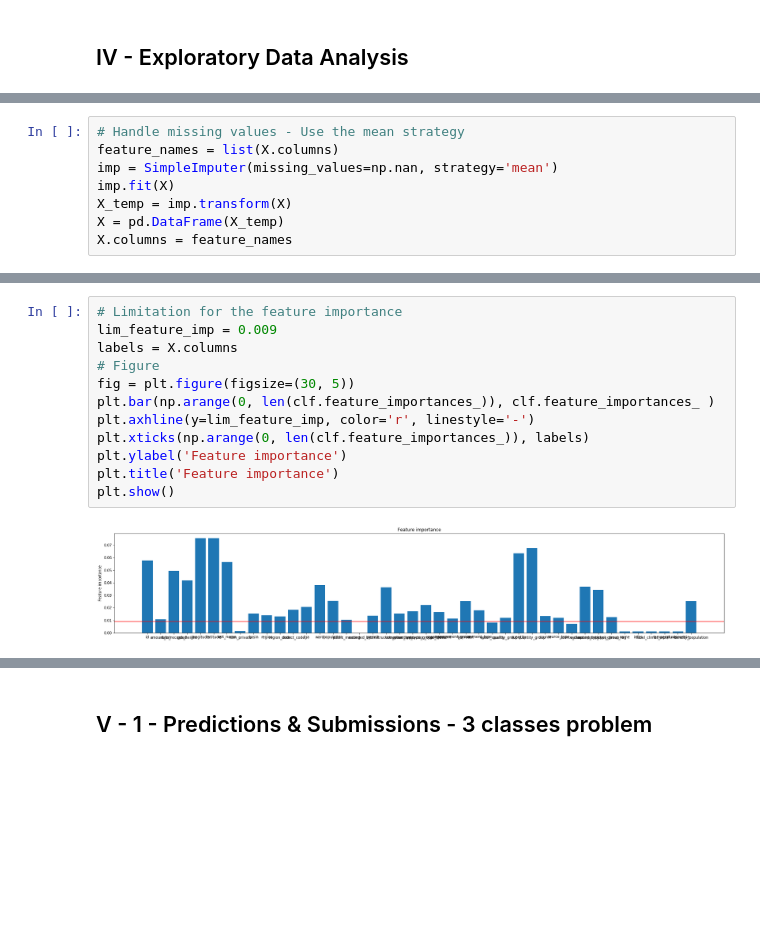
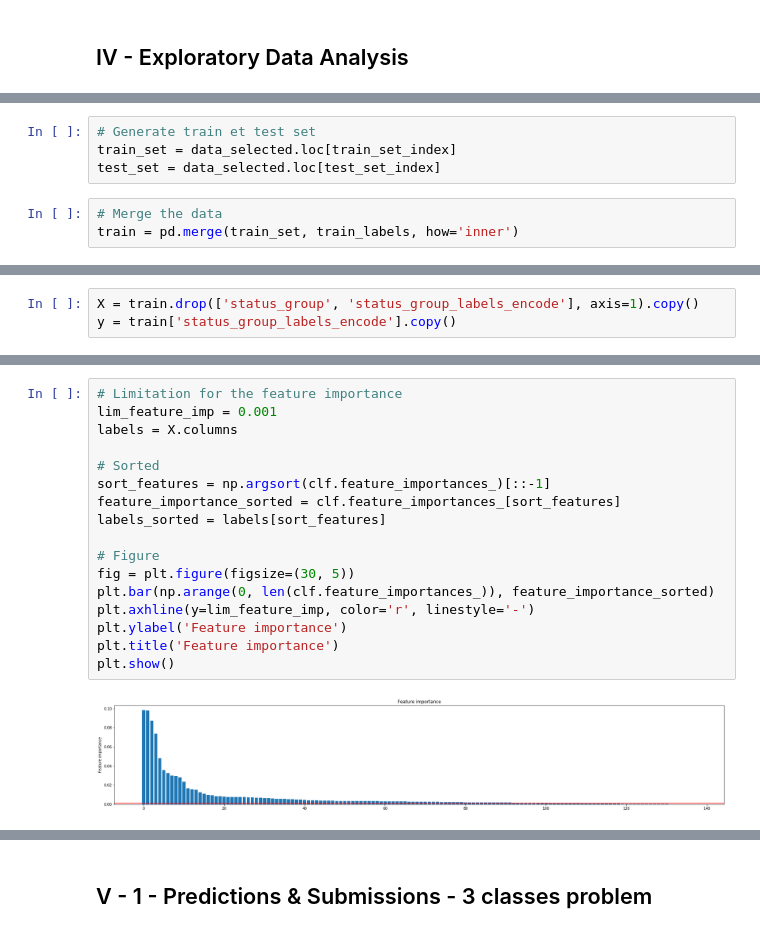
Before and after one commit to ldom1/Pump-it-Up-Data-Mining-the-Water-Table, a Jupyter notebook: Projet_ML.ipynb, the cells around one changed output, grey strips where cells are left out. Saved outputs shown, nothing was run; the diff lists cells and outputs as text; blank space fills up the shorter version.

```diff
--- a/Projet_ML.ipynb
+++ b/Projet_ML.ipynb
@@ -256,0 +395,7 @@ X, y, code = transformed
+# %%
+# Generate train et test set
+train_set = data_selected.loc[train_set_index]
+test_set = data_selected.loc[test_set_index]
+# %%
+# Merge the data
+train = pd.merge(train_set, train_labels, how='inner')
@@ -257,2 +410,5 @@ X, y, code = transformed
+# %%
+X = train.drop(['status_group', 'status_group_labels_encode'], axis=1).copy()
+y = train['status_group_labels_encode'].copy()
 # %%
 print('Shape of X:', X.shape)
@@ -261,11 +419,3 @@ Shape of X: (59400, 42)
-# %%
-# Handle missing values - Use the mean strategy
-feature_names = list(X.columns)
-imp = SimpleImputer(missing_values=np.nan, strategy='mean')
-imp.fit(X)
-X_temp = imp.transform(X)
-X = pd.DataFrame(X_temp)
-X.columns = feature_names
 # %%
 clf = ExtraTreesClassifier(n_estimators=50)
 clf = clf.fit(np.array(X), np.array(y))
@@ -283,14 +442,19 @@ Feature importance coefficient:
 # %%
 # Limitation for the feature importance
-lim_feature_imp = 0.009
+lim_feature_imp = 0.001
 labels = X.columns
+
+# Sorted
+sort_features = np.argsort(clf.feature_importances_)[::-1]
+feature_importance_sorted = clf.feature_importances_[sort_features]
+labels_sorted = labels[sort_features]
+
 # Figure
 fig = plt.figure(figsize=(30, 5))
-plt.bar(np.arange(0, len(clf.feature_importances_)), clf.feature_importances_ )
+plt.bar(np.arange(0, len(clf.feature_importances_)), feature_importance_sorted)
 plt.axhline(y=lim_feature_imp, color='r', linestyle='-')
-plt.xticks(np.arange(0, len(clf.feature_importances_)), labels)
 plt.ylabel('Feature importance')
 plt.title('Feature importance')
 plt.show()
 # %% [output]
-[figure, old version]
+[figure, new version]
```
Also changed, not shown: parts of 54 cells of this notebook, 5 other files.
